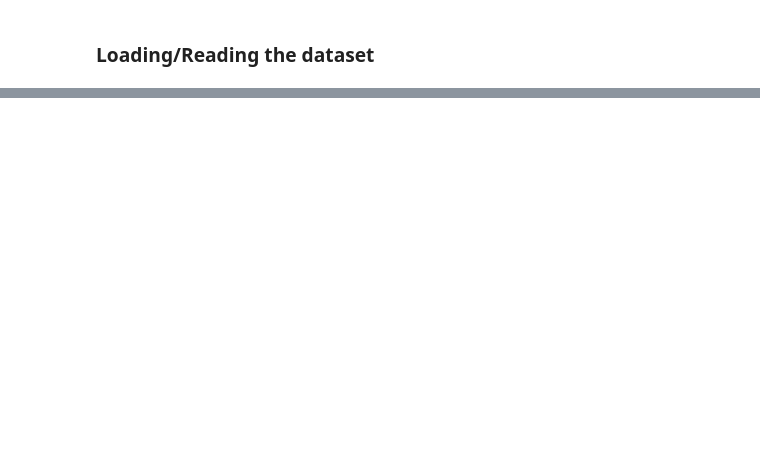
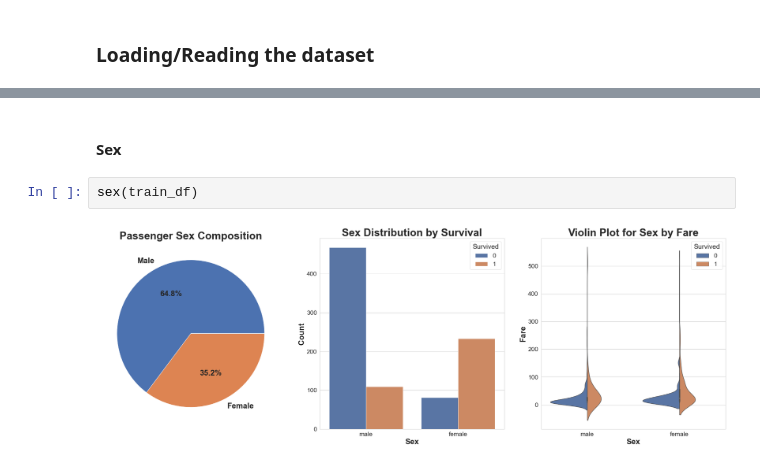
Before and after one commit to sainathreddkandanulu/Titanic, a Jupyter notebook: workflow.ipynb, the cells around one changed output, grey strips where cells are left out. Drawn from its saved outputs; the diff is of its cells as text; blank space fills up the shorter version.

```diff
--- a/workflow.ipynb
+++ b/workflow.ipynb
@@ -55,0 +267,6 @@ test_df
+# %% [markdown]
+#### Sex
+# %%
+sex(train_df)
+# %% [output]
+[figure, added]
```
Also changed, not shown: parts of 65 cells of this notebook.
